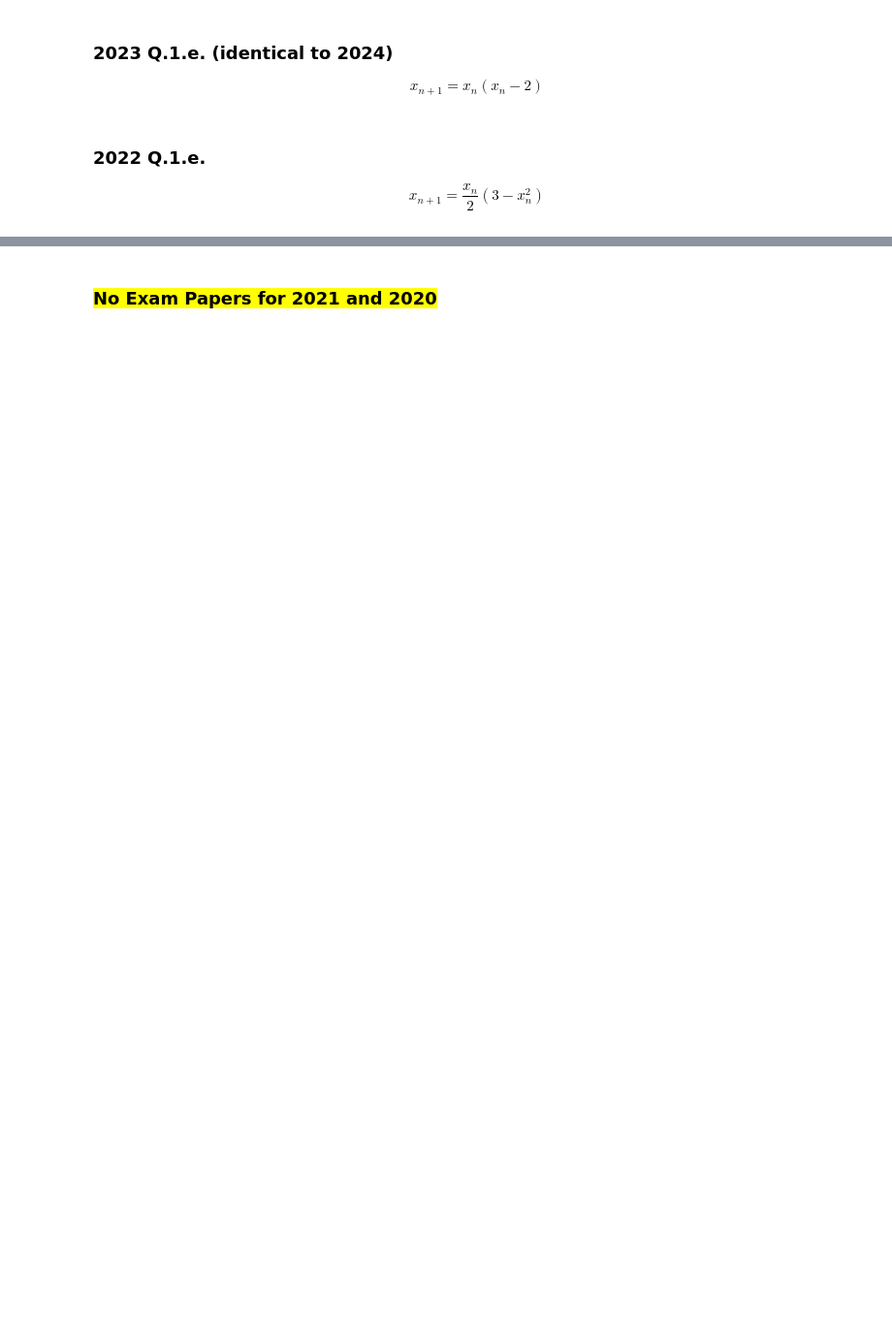
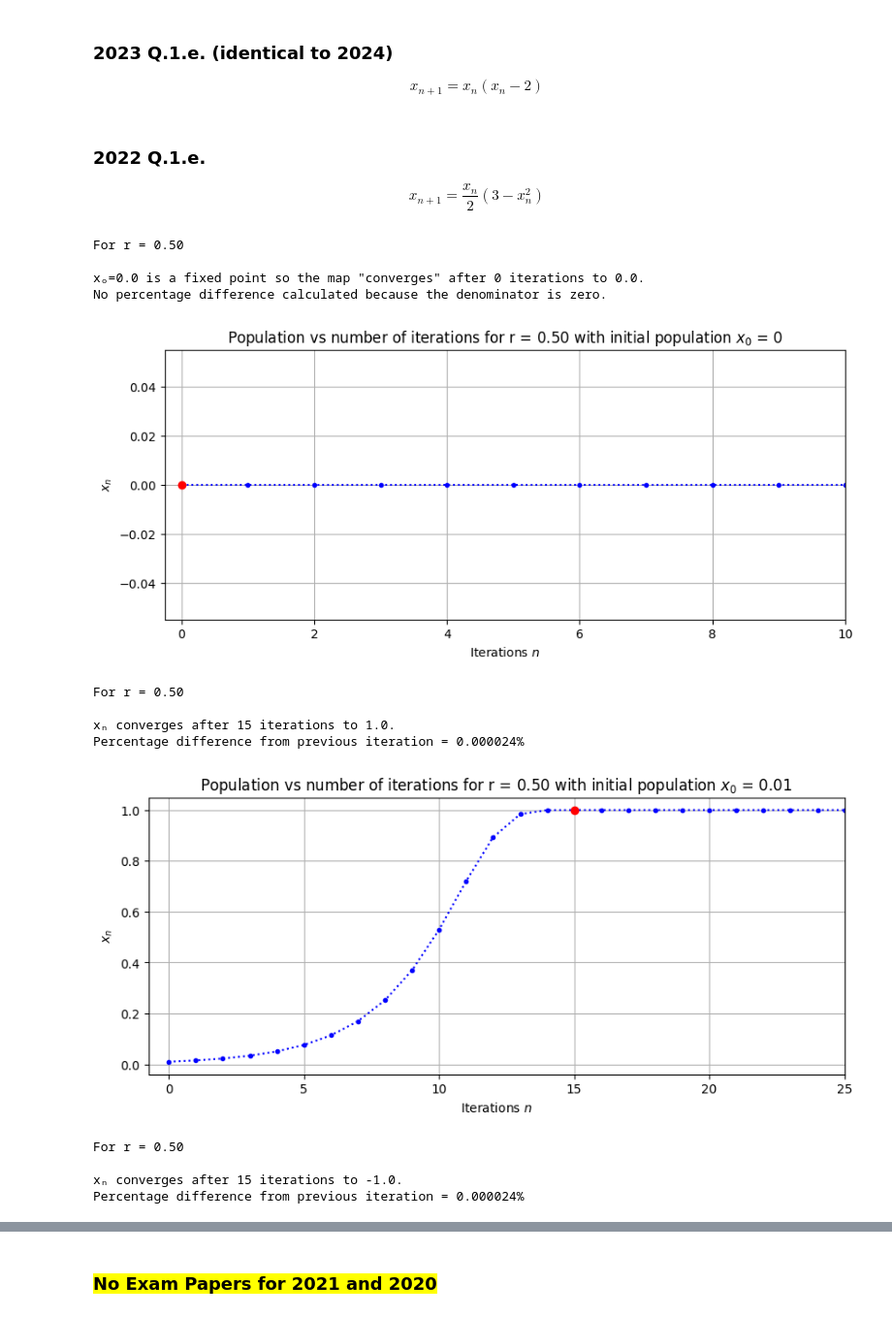
Before and after one commit to s-hynes/MP491, a Jupyter notebook: CH05_1d_maps_exam_short_questions.ipynb, the cells around one changed output, grey strips where cells are left out. Shown at 97% size. Drawn from its saved outputs; the diff is of its cells as text; code cells hidden in the pictures; blank space fills up the shorter version.

```diff
--- a/CH05_1d_maps_exam_short_questions.ipynb
+++ b/CH05_1d_maps_exam_short_questions.ipynb
@@ -15,3 +35,23 @@ $$x_{n+1} = x_n (x_n - 2)$$
 # %% [markdown]
 ### 2022 Q.1.e.
 $$x_{n+1} = \frac{x_n}{2} (3 - x_n^2)$$
+# %%
+from CH05_1d_maps import conv
+conv(0, 0.5, 500, lambda r,x: (x/2)*(3-x**2))
+conv(0.01, 0.5, 500, lambda r,x: (x/2)*(3-x**2))
+conv(-0.01, 0.5, 500, lambda r,x: (x/2)*(3-x**2))
+# %% [output]
+For r = 0.50
+
+xₒ=0.0 is a fixed point so the map "converges" after 0 iterations to 0.0.
+No percentage difference calculated because the denominator is zero.
+[figure, added]
+For r = 0.50
+
+xₙ converges after 15 iterations to 1.0.
+Percentage difference from previous iteration = 0.000024%
+[figure, added]
+For r = 0.50
+
+xₙ converges after 15 iterations to -1.0.
+Percentage difference from previous iteration = 0.000024%
```
Also changed, not shown: parts of 21 cells of this notebook.
